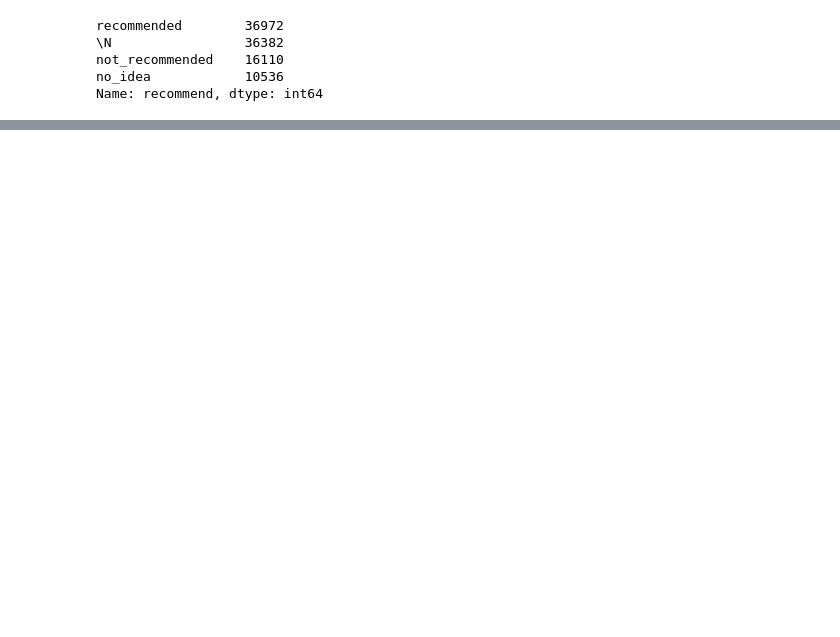
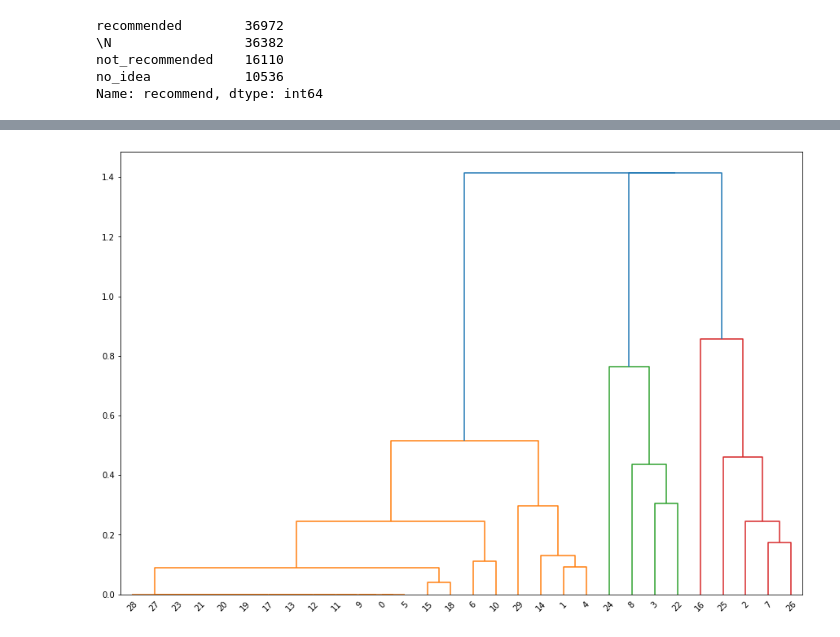
Before and after one commit to nahbos/Data-Mining-on-DigiKala-datasets, a Jupyter notebook: DM-3rdProj-Clustering.ipynb, the cells around one changed output, grey strips where cells are left out. Cells and saved outputs as stored; diff of their text form; code cells hidden in the pictures; blank space fills up the shorter version.

```diff
--- a/DM-3rdProj-Clustering.ipynb
+++ b/DM-3rdProj-Clustering.ipynb
@@ -150,7 +194,8 @@ ValueError: could not convert string to float: 'recommended'
 # %%
-true_k = 10
-model = KMeans(n_clusters=true_k, init='k-means++', max_iter=50, n_init=5)
+true_k = 3
+model = KMeans(n_clusters=true_k, init='k-means++', max_iter=100, n_init=50)
 model.fit(X)
 labels=model.labels_
 
 quality['cluster'] = labels
+quality.head()
@@ -159,0 +254,3 @@ groups.first()
+# %%
+data_segmented = normalize(quality.iloc[:30, 2:])
+data_segmented
@@ -159,0 +275,5 @@ groups.first()
+# %%
+plt.figure(figsize=(15, 10))
+dend = shc.dendrogram(shc.linkage(data_segmented, method='complete'))
+# %% [output]
+[figure, added]
```
Also changed, not shown: parts of 22 cells of this notebook, 1 other file.
